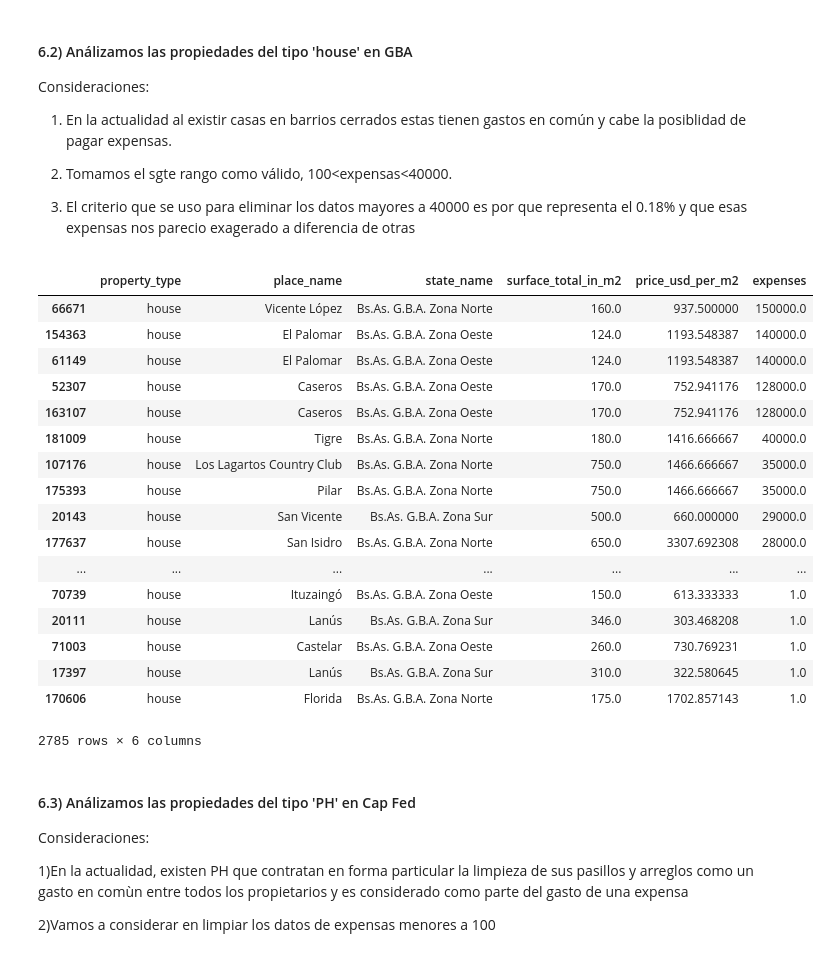
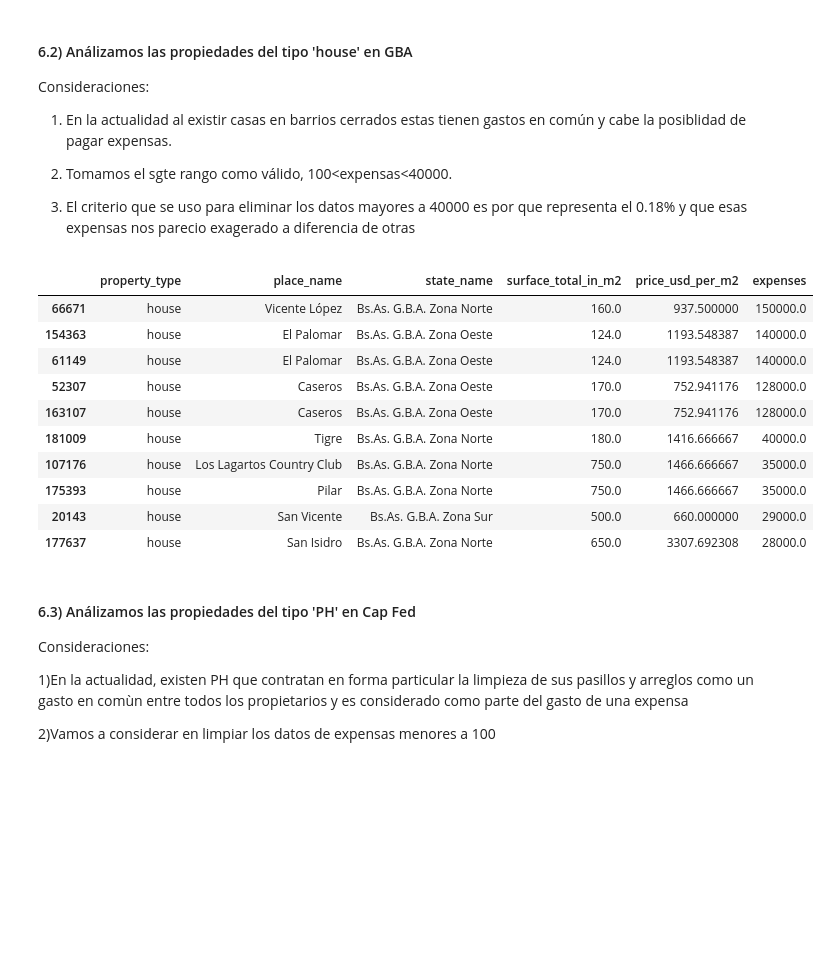
Before and after one commit to ariel55/survivingdata, a Jupyter notebook: yuri.ipynb, the cells around one changed output. Drawn from its saved outputs; the diff is of its cells as text; code cells hidden in the pictures; blank space fills up the shorter version.

```diff
--- a/yuri.ipynb
+++ b/yuri.ipynb
@@ -431,26 +488,19 @@ ExpensasDelTipoCasaCapFed
 3) El criterio que se uso para eliminar los datos mayores a 40000 es por que representa el 0.18% y que esas expensas nos parecio exagerado a diferencia de otras
 # %%
 ExpensasDelTipoCasaGBA=ExpensasGBA.loc[ExpensasGBA.property_type=='house',:].sort_values('expenses',ascending=False)
-ExpensasDelTipoCasaGBA
+ExpensasDelTipoCasaGBA.head(10)
 # %% [output]
 |  | property_type | place_name | state_name | surface_total_in_m2 | price_usd_per_m2 | expenses |
 | 66671 | house | Vicente López | Bs.As. G.B.A. Zona Norte | 160.0 | 937.500000 | 150000.0 |
 | 154363 | house | El Palomar | Bs.As. G.B.A. Zona Oeste | 124.0 | 1193.548387 | 140000.0 |
 | 61149 | house | El Palomar | Bs.As. G.B.A. Zona Oeste | 124.0 | 1193.548387 | 140000.0 |
 | 52307 | house | Caseros | Bs.As. G.B.A. Zona Oeste | 170.0 | 752.941176 | 128000.0 |
 | 163107 | house | Caseros | Bs.As. G.B.A. Zona Oeste | 170.0 | 752.941176 | 128000.0 |
 | 181009 | house | Tigre | Bs.As. G.B.A. Zona Norte | 180.0 | 1416.666667 | 40000.0 |
 | 107176 | house | Los Lagartos Country Club | Bs.As. G.B.A. Zona Norte | 750.0 | 1466.666667 | 35000.0 |
 | 175393 | house | Pilar | Bs.As. G.B.A. Zona Norte | 750.0 | 1466.666667 | 35000.0 |
 | 20143 | house | San Vicente | Bs.As. G.B.A. Zona Sur | 500.0 | 660.000000 | 29000.0 |
 | 177637 | house | San Isidro | Bs.As. G.B.A. Zona Norte | 650.0 | 3307.692308 | 28000.0 |
-| ... | ... | ... | ... | ... | ... | ... |
-| 70739 | house | Ituzaingó | Bs.As. G.B.A. Zona Oeste | 150.0 | 613.333333 | 1.0 |
-| 20111 | house | Lanús | Bs.As. G.B.A. Zona Sur | 346.0 | 303.468208 | 1.0 |
-| 71003 | house | Castelar | Bs.As. G.B.A. Zona Oeste | 260.0 | 730.769231 | 1.0 |
-| 17397 | house | Lanús | Bs.As. G.B.A. Zona Sur | 310.0 | 322.580645 | 1.0 |
-| 170606 | house | Florida | Bs.As. G.B.A. Zona Norte | 175.0 | 1702.857143 | 1.0 |
-2785 rows × 6 columns
 # %% [markdown]
 #### 6.3) Análizamos las propiedades del tipo 'PH' en Cap Fed
 Consideraciones:
```
Also changed, not shown: parts of 45 cells of this notebook.
